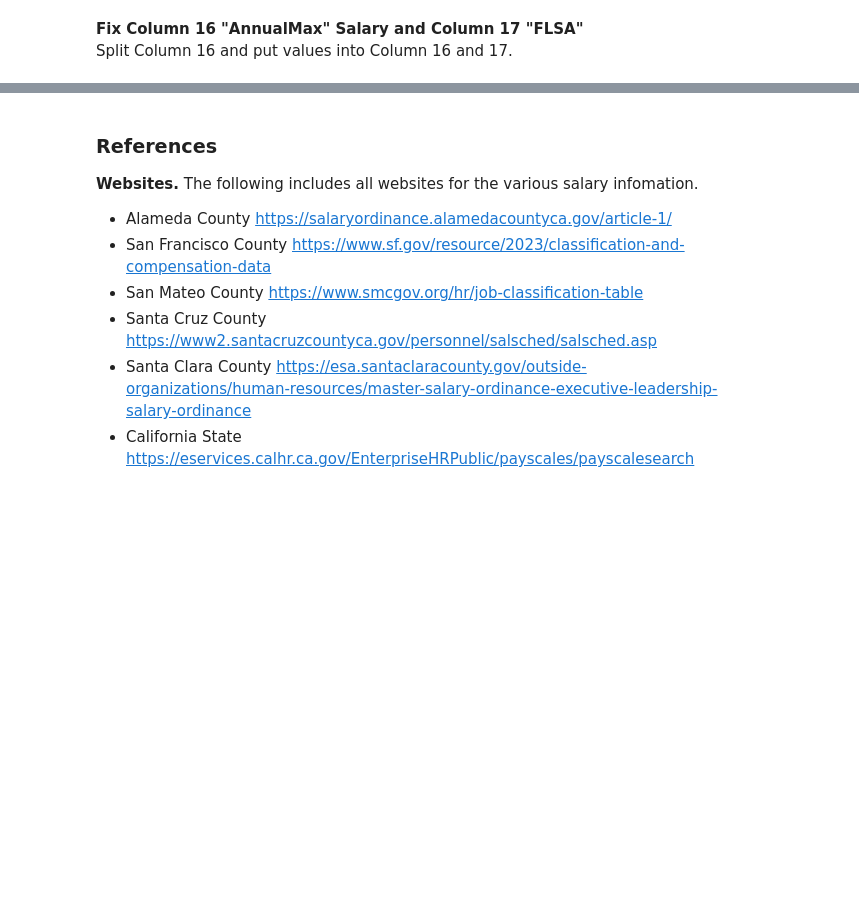
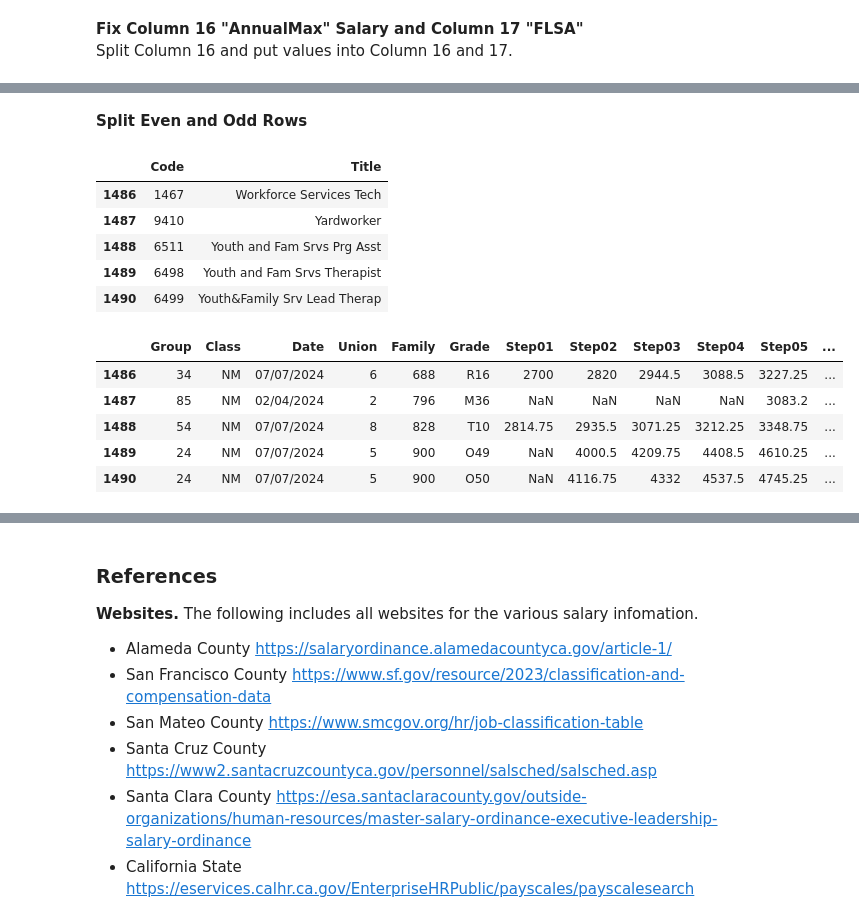
Before and after one commit to spacebar8/public_salaries, a Jupyter notebook: Public_Salaries.ipynb, the cells around one changed output, grey strips where cells are left out. Drawn from its saved outputs; the diff is of its cells as text; code cells hidden in the pictures; blank space fills up the shorter version.

```diff
--- a/Public_Salaries.ipynb
+++ b/Public_Salaries.ipynb
@@ -175,0 +200,29 @@ Name: 17, Length: 129, dtype: object
+# %% [markdown]
+**Split Even and Odd Rows**
+# %%
+# Split into even and odd DataFrames
+df_even = alameda.iloc[::2, [0,1]]  # Select even rows and only columns [0,1]
+df_odd = alameda.iloc[1::2]  # Select odd rows
+# Rename
+df_even.rename(columns={0:'Code', 1:'Title'}, inplace=True)
+df_odd.columns = ['Group', 'Class', 'Date', 'Union', 'Family','Grade', 'Step01',
+                  'Step02', 'Step03', 'Step04', 'Step05', 'Step6', 'Step07',
+                  'CompFreq', 'MonthlyMin', 'MonthlyMax', 'AnnualMax', 'FLSA', 'Hrs']
+# Reset Index
+df_even.reset_index(drop=True, inplace=True)
+df_odd.reset_index(drop=True, inplace=True)
+display(df_even.tail())
+display(df_odd.tail())
+# %% [output]
+|  | Code | Title |
+| 1486 | 1467 | Workforce Services Tech |
+| 1487 | 9410 | Yardworker |
+| 1488 | 6511 | Youth and Fam Srvs Prg Asst |
+| 1489 | 6498 | Youth and Fam Srvs Therapist |
+| 1490 | 6499 | Youth&Family Srv Lead Therap |
+|  | Group | Class | Date | Union | Family | Grade | Step01 | Step02 | Step03 | Step04 | Step05 | ... |
+| 1486 | 34 | NM | 07/07/2024 | 6 | 688 | R16 | 2700 | 2820 | 2944.5 | 3088.5 | 3227.25 | ... |
+| 1487 | 85 | NM | 02/04/2024 | 2 | 796 | M36 | NaN | NaN | NaN | NaN | 3083.2 | ... |
+| 1488 | 54 | NM | 07/07/2024 | 8 | 828 | T10 | 2814.75 | 2935.5 | 3071.25 | 3212.25 | 3348.75 | ... |
+| 1489 | 24 | NM | 07/07/2024 | 5 | 900 | O49 | NaN | 4000.5 | 4209.75 | 4408.5 | 4610.25 | ... |
+| 1490 | 24 | NM | 07/07/2024 | 5 | 900 | O50 | NaN | 4116.75 | 4332 | 4537.5 | 4745.25 | ... |
```
Also changed, not shown: parts of 13 cells of this notebook.
